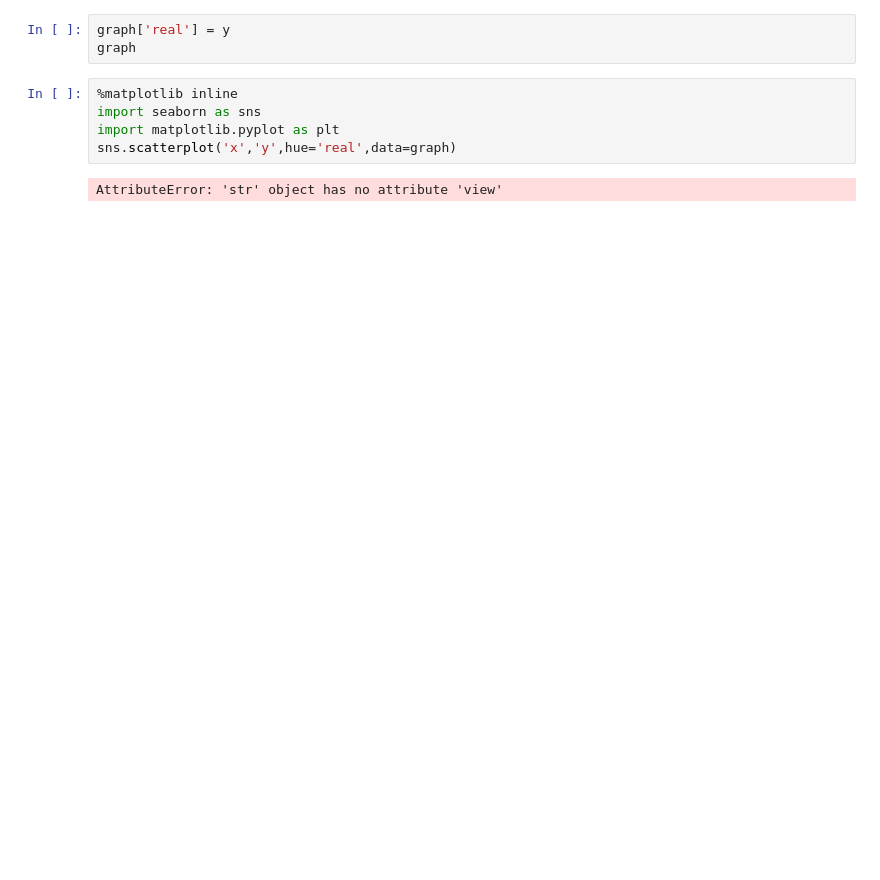
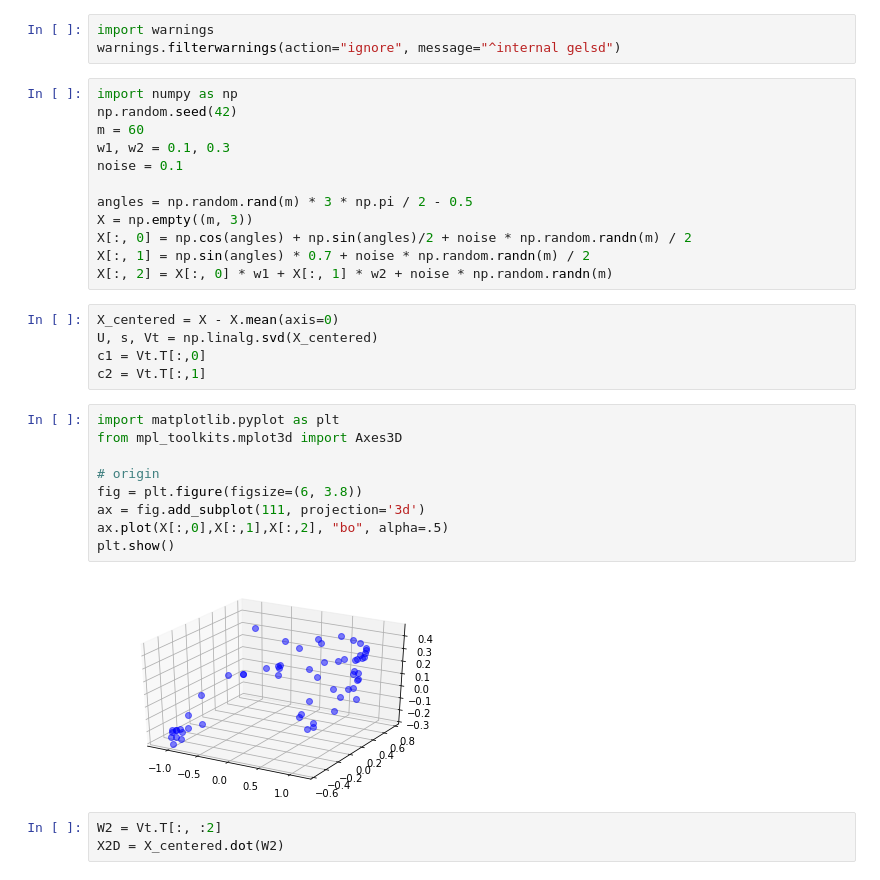
Before and after one commit to kgg6008/TIL, a Jupyter notebook: Hands on Marchine Learning 2 Practice/chapter 08/reduce dimensionality.ipynb, the cells around one changed output. Drawn from its saved outputs; the diff is of its cells as text; blank space fills up the shorter version.

```diff
--- a/Hands on Marchine Learning 2 Practice/chapter 08/reduce dimensionality.ipynb
+++ b/Hands on Marchine Learning 2 Practice/chapter 08/reduce dimensionality.ipynb
@@ -75,10 +1,34 @@ memory usage: 1.1+ MB
-# %%
-graph['real'] = y
-graph
-# %%
-%matplotlib inline
-import seaborn as sns
-import matplotlib.pyplot as plt
-sns.scatterplot('x','y',hue='real',data=graph)
-# %% [output]
-AttributeError: 'str' object has no attribute 'view'
+# %%
+import warnings
+warnings.filterwarnings(action="ignore", message="^internal gelsd")
+# %%
+import numpy as np
+np.random.seed(42)
+m = 60
+w1, w2 = 0.1, 0.3
+noise = 0.1
+
+angles = np.random.rand(m) * 3 * np.pi / 2 - 0.5
+X = np.empty((m, 3))
+X[:, 0] = np.cos(angles) + np.sin(angles)/2 + noise * np.random.randn(m) / 2
+X[:, 1] = np.sin(angles) * 0.7 + noise * np.random.randn(m) / 2
+X[:, 2] = X[:, 0] * w1 + X[:, 1] * w2 + noise * np.random.randn(m)
+# %%
+X_centered = X - X.mean(axis=0)
+U, s, Vt = np.linalg.svd(X_centered)
+c1 = Vt.T[:,0]
+c2 = Vt.T[:,1]
+# %%
+import matplotlib.pyplot as plt
+from mpl_toolkits.mplot3d import Axes3D
+
+# origin
+fig = plt.figure(figsize=(6, 3.8))
+ax = fig.add_subplot(111, projection='3d')
+ax.plot(X[:,0],X[:,1],X[:,2], "bo", alpha=.5)
+plt.show()
+# %% [output]
+[figure, added]
+# %%
+W2 = Vt.T[:, :2]
+X2D = X_centered.dot(W2)
```
Also changed, not shown: parts of 55 cells of this notebook, 1 other file.
